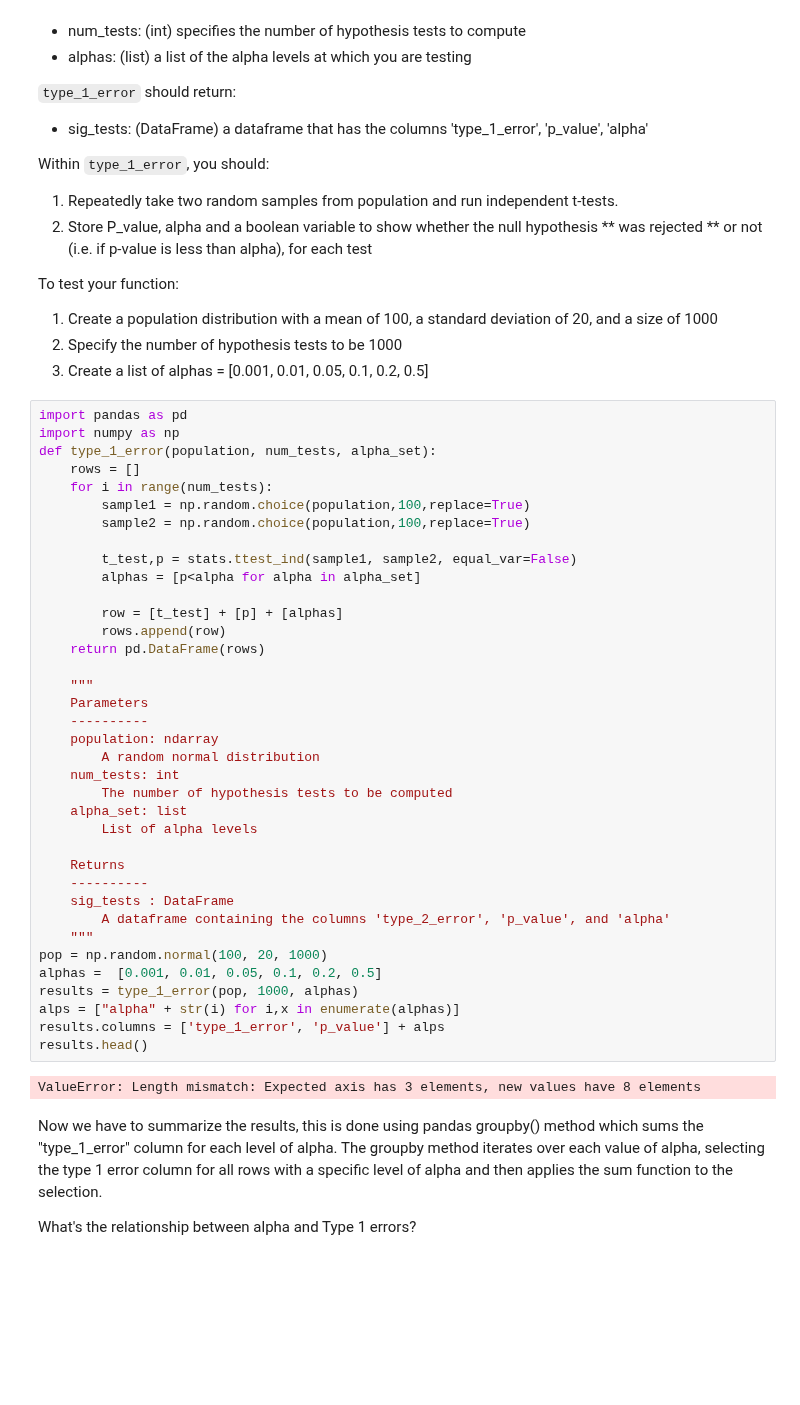
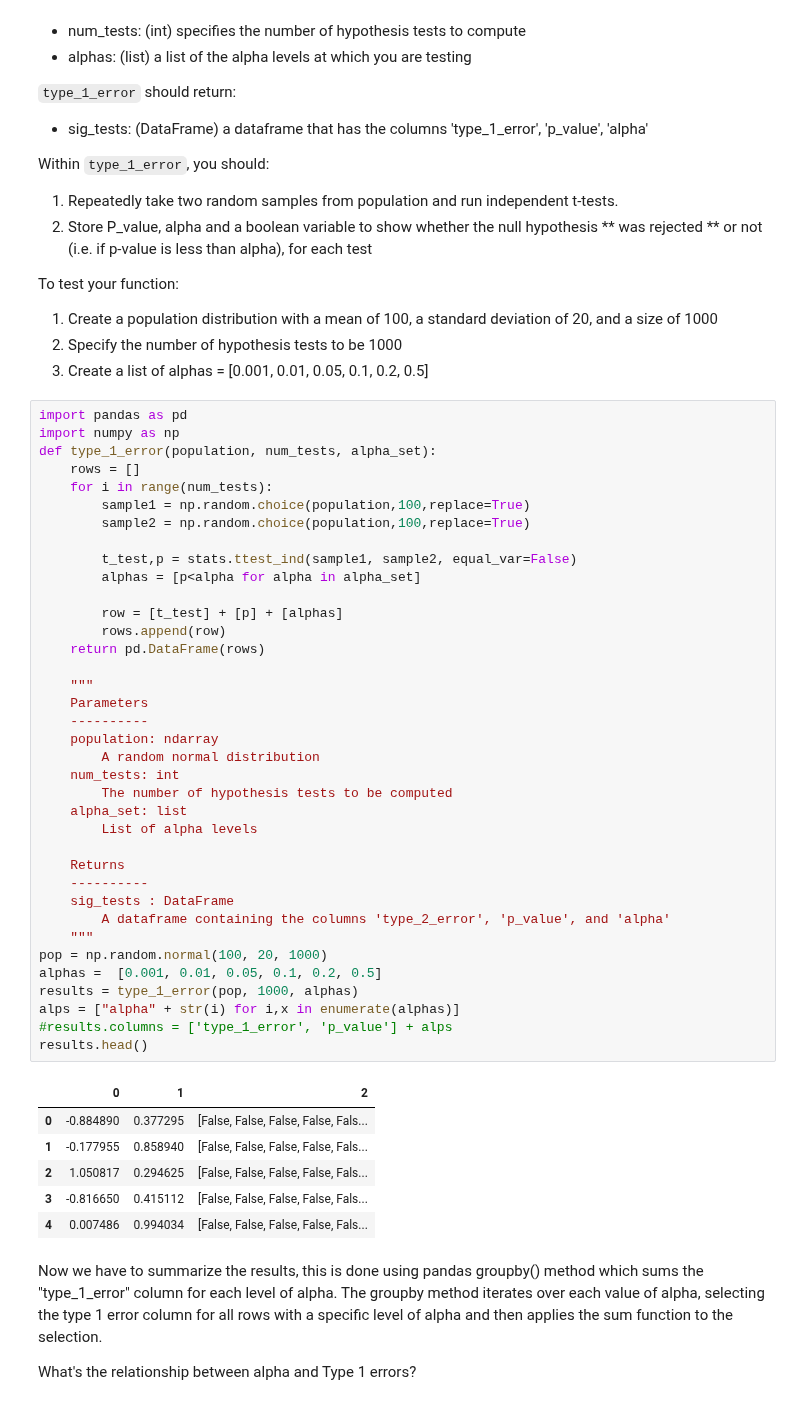
Before and after one commit to ortsed/dsc-type-1-and-2-error-lab-dc-ds-career-042219, a Jupyter notebook: index.ipynb, the cells around one changed output. Drawn from its saved outputs; the diff is of its cells as text; blank space fills up the shorter version.

```diff
--- a/index.ipynb
+++ b/index.ipynb
@@ -129,35 +129,40 @@ def type_1_error(population, num_tests, alpha_set):
         sample2 = np.random.choice(population,100,replace=True)
 
         t_test,p = stats.ttest_ind(sample1, sample2, equal_var=False)
         alphas = [p<alpha for alpha in alpha_set]
 
         row = [t_test] + [p] + [alphas]
         rows.append(row)
     return pd.DataFrame(rows)
 
     """
     Parameters
     ----------
     population: ndarray
         A random normal distribution
     num_tests: int
         The number of hypothesis tests to be computed
     alpha_set: list
         List of alpha levels
 
     Returns
     ----------
     sig_tests : DataFrame
         A dataframe containing the columns 'type_2_error', 'p_value', and 'alpha'
     """
 pop = np.random.normal(100, 20, 1000)
 alphas =  [0.001, 0.01, 0.05, 0.1, 0.2, 0.5]
 results = type_1_error(pop, 1000, alphas)
 alps = ["alpha" + str(i) for i,x in enumerate(alphas)]
-results.columns = ['type_1_error', 'p_value'] + alps
+#results.columns = ['type_1_error', 'p_value'] + alps
 results.head()
 # %% [output]
-ValueError: Length mismatch: Expected axis has 3 elements, new values have 8 elements
+|  | 0 | 1 | 2 |
+| 0 | -0.884890 | 0.377295 | [False, False, False, False, Fals... |
+| 1 | -0.177955 | 0.858940 | [False, False, False, False, Fals... |
+| 2 | 1.050817 | 0.294625 | [False, False, False, False, Fals... |
+| 3 | -0.816650 | 0.415112 | [False, False, False, False, Fals... |
+| 4 | 0.007486 | 0.994034 | [False, False, False, False, Fals... |
 # %% [markdown]
 Now we have to summarize the results, this is done using pandas groupby() method which sums the "type_1_error" column for each level of alpha. The groupby method iterates over each value of alpha, selecting the type 1 error column for all rows with a specific level of alpha and then applies the sum function to the selection.
 
```
